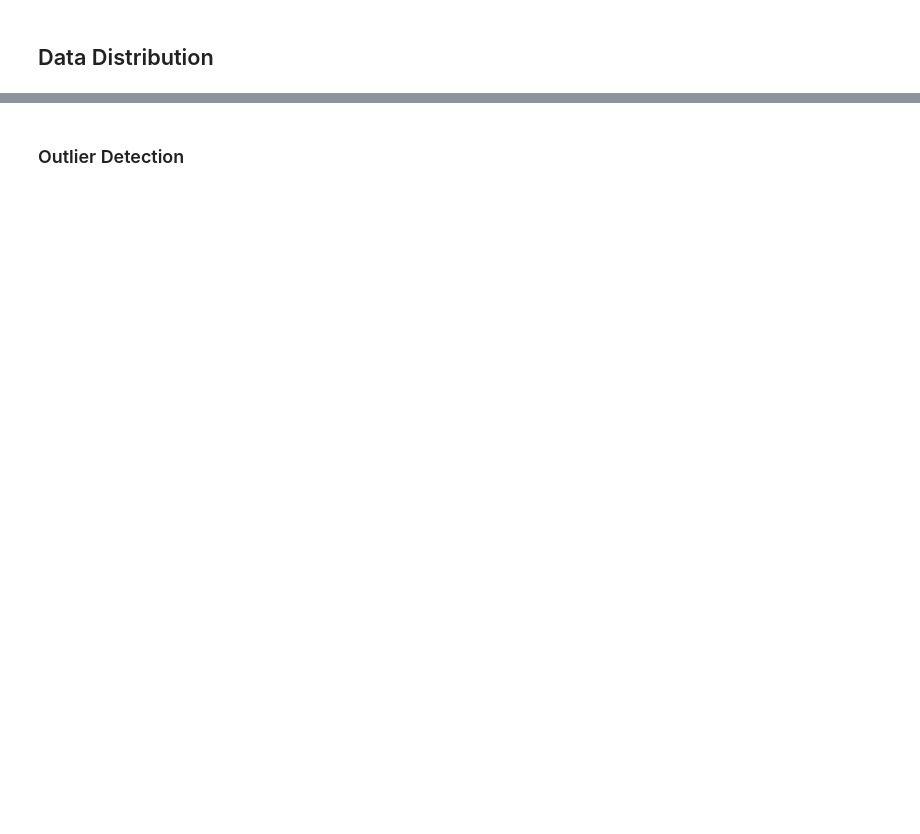
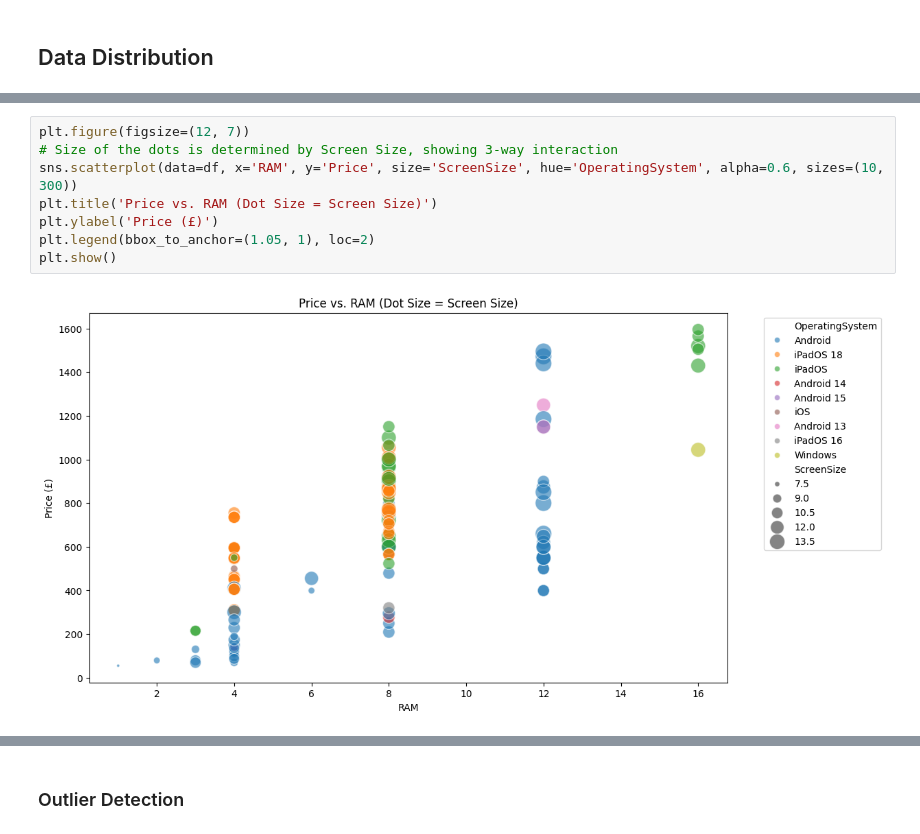
Before and after one commit to xbarborik/UPA, a Jupyter notebook: part3/analysis.ipynb, the cells around one changed output, grey strips where cells are left out. Saved outputs shown, nothing was run; the diff lists cells and outputs as text; blank space fills up the shorter version.

```diff
--- a/part3/analysis.ipynb
+++ b/part3/analysis.ipynb
@@ -63,3 +172,13 @@ plt.show()
+# %%
+plt.figure(figsize=(12, 7))
+# Size of the dots is determined by Screen Size, showing 3-way interaction
+sns.scatterplot(data=df, x='RAM', y='Price', size='ScreenSize', hue='OperatingSystem', alpha=0.6, sizes=(10, 300))
+plt.title('Price vs. RAM (Dot Size = Screen Size)')
+plt.ylabel('Price (£)')
+plt.legend(bbox_to_anchor=(1.05, 1), loc=2)
+plt.show()
+# %% [output]
+[figure, added]
 # %%
 plt.figure(figsize=(10, 8))
 # Swapping axes makes it easier to read categories
```
Also changed, not shown: parts of 20 cells of this notebook.
